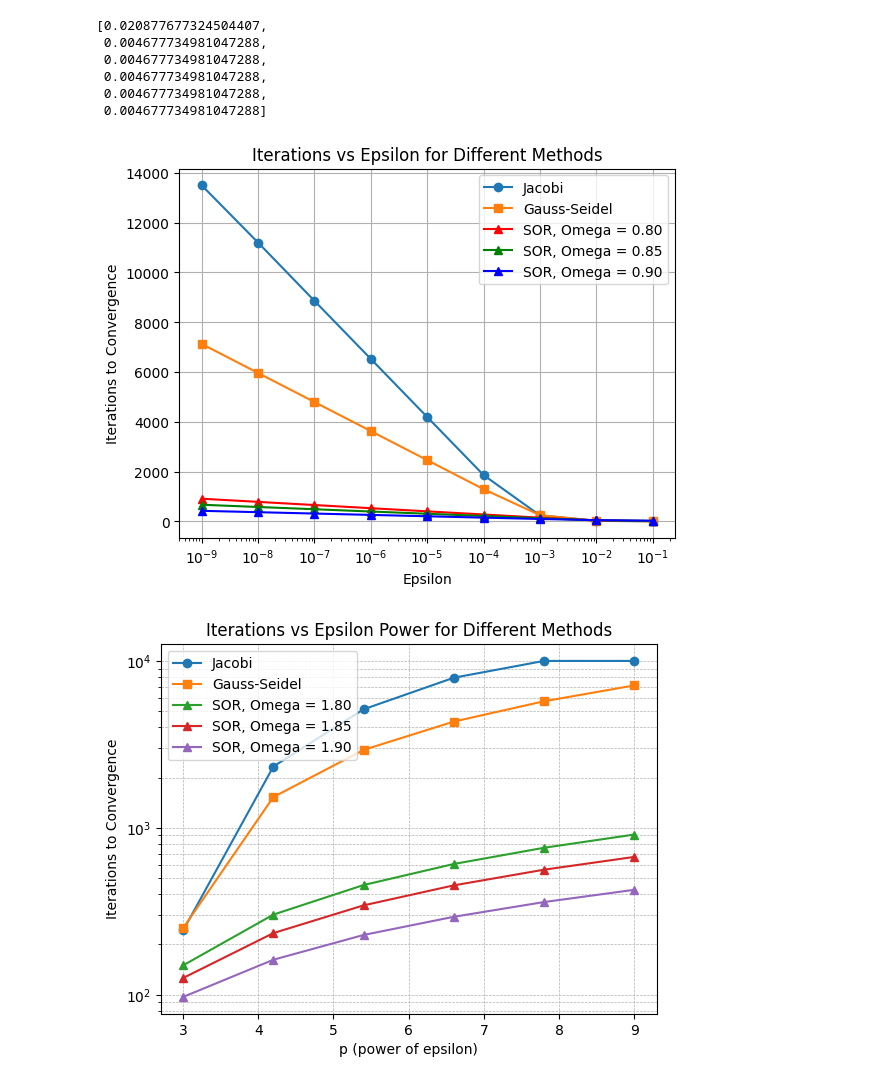
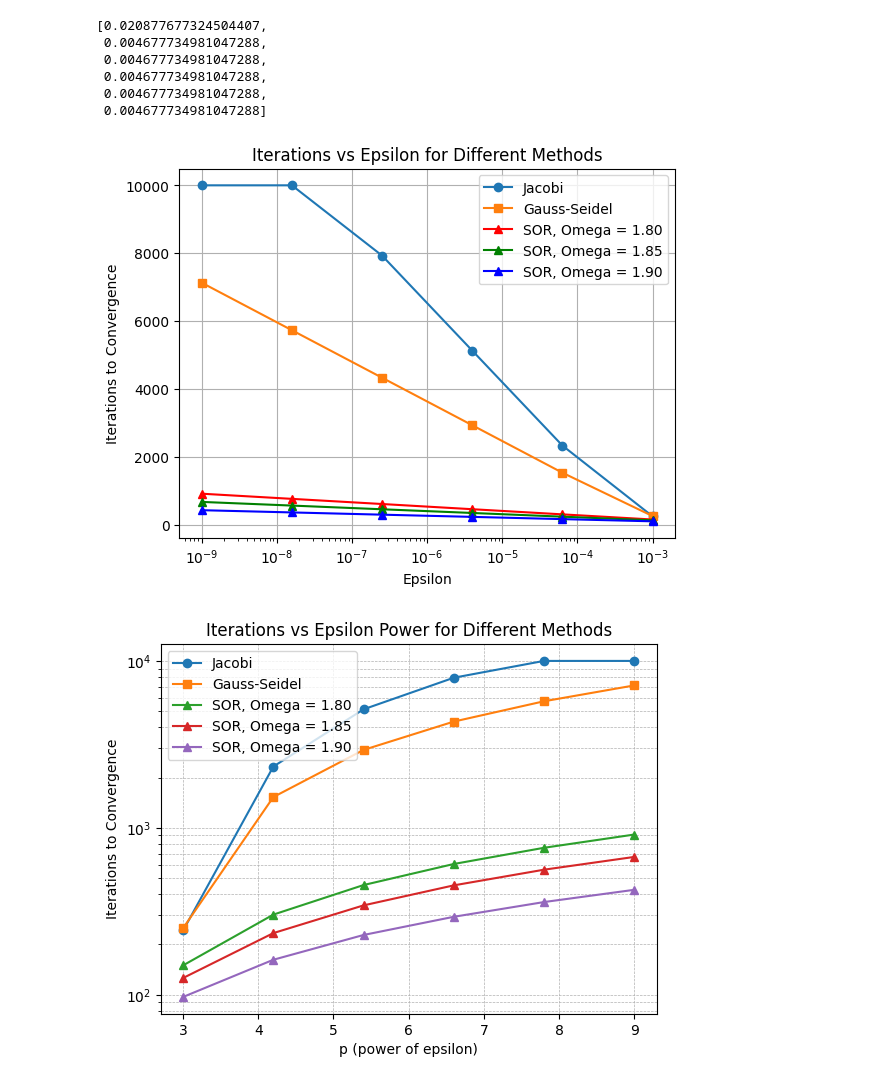
Before and after one commit to shreyaraghavendra/scientific-computing-group2, a Jupyter notebook: set1.ipynb, the cells around one changed output. Saved outputs shown, nothing was run; the diff lists cells and outputs as text; code cells hidden in the pictures.

```diff
--- a/set1.ipynb
+++ b/set1.ipynb
@@ -394,7 +419,7 @@ def simulate_2D_diffusion_gauss_seidel(x_0, epsilon = 10e-5):
 
     return saved_matrices, c, k
 # %%
-gauss, cg, k = simulate_2D_diffusion_gauss_seidel(x_0.T)
+gauss, cg, k = simulate_2D_diffusion_gauss_seidel(x_0)
 
 x = np.linspace(0, L, N+1)
 y = np.linspace(0, L, N+1)
@@ -408,11 +433,12 @@ for i, idx in enumerate([0,50,100,129]):
     ax[i].set_ylabel('y')
     ax[i].set_xticks([0, L])
     ax[i].set_yticks([0, L])
+    ax[i].set_title(f'iteration = {idx*10}', fontsize=10)
 
 # Add a colorbar to the last axis in the subplot
 fig.colorbar(im, ax=ax[-1], fraction=0.046, pad=0.04)
 
-fig.suptitle('Concentration evolution over time for 2D diffusion', fontsize=12)
+fig.suptitle('Concentration at different iterations for Gauss Siedel Iteration method', fontsize=12)
 plt.tight_layout()
 plt.show()
 # %% [output]
@@ -421,7 +447,7 @@ Convergence reached at 1296 iterations
 # %% [markdown]
 ### 1.6 Successive Over Relaxation
 # %%
-def simulate_2D_diffusion_SOR(x_0, epsilon = 10e-5, omega=1.85):
+def simulate_2D_diffusion_SOR(x_0, epsilon = 1e-5, omega=1.85):
     """
     Simulate the 2D diffusion using the Successive Over Relaxation (SOR) method with a stopping condition.
 
@@ -492,7 +519,7 @@ Implement the Jacobi iteration, the Gauss-Seidel method and SOR. Try N = 50. Tes
 # %%
 N = 50
 x_0 = np.zeros((N+1, N+1), dtype=float)
-x_0[:,-1] = 1
+x_0[-1, :] = 1
 # %%
 y = np.arange(0, L+dx, dx)
 ca = diffusion_2d_analytical(y, 1, D, 2)
@@ -532,23 +559,23 @@ p_values = np.linspace(3, 9, num=6)
 for p in p_values:
     eps = 10**(-p)
 
-    _, cj, jacobi_k = simulate_2D_diffusion_jacobi(x_0.T, epsilon=eps)
+    _, cj, jacobi_k = simulate_2D_diffusion_jacobi(x_0, epsilon=eps)
     jacobi_iters.append(jacobi_k)
     error_jacobi = np.max(np.abs(ca - cj[:, 1]))
     errors_jacobi.append(error_jacobi)
 
-    _, cg, gauss_k = simulate_2D_diffusion_gauss_seidel(x_0.T, epsilon=eps)
+    _, cg, gauss_k = simulate_2D_diffusion_gauss_seidel(x_0, epsilon=eps)
     gauss_iters.append(gauss_k)
     error_gauss = np.max(np.abs(ca - cg[:, 1]))
     errors_gauss.append(error_gauss)
 
-    _, _, sor_k1 = simulate_2D_diffusion_SOR(x_0.T, omega=1.80, epsilon=eps)
+    _, _, sor_k1 = simulate_2D_diffusion_SOR(x_0, omega=1.80, epsilon=eps)
     sor_iters_80.append(sor_k1)
 
-    _, _, sor_k2 = simulate_2D_diffusion_SOR(x_0.T, omega=1.85, epsilon=eps)
+    _, _, sor_k2 = simulate_2D_diffusion_SOR(x_0, omega=1.85, epsilon=eps)
     sor_iters_85.append(sor_k2)
 
-    _, cs, sor_k3 = simulate_2D_diffusion_SOR(x_0.T, omega=1.90, epsilon=eps)
+    _, cs, sor_k3 = simulate_2D_diffusion_SOR(x_0, omega=1.90, epsilon=eps)
     sor_iters_90.append(sor_k3)
     error_sor_90 = np.max(np.abs(ca - cs[:, 1]))
     errors_sor_90.append(error_sor_90)
@@ -582,21 +609,22 @@ errors_sor_90
  0.004677734981047288,
  0.004677734981047288]
 # %%
+epsilons = [10**(-p) for p in p_values]
 plt.figure()
 plt.semilogx(epsilons, jacobi_iters, marker='o', label='Jacobi')
 plt.semilogx(epsilons, gauss_iters, marker='s', label='Gauss-Seidel')
 plt.semilogx(epsilons, sor_iters_80, marker='^', label='SOR, Omega = 1.80', color='r')
 plt.semilogx(epsilons, sor_iters_85, marker='^', label='SOR, Omega = 1.85', color='g')
 plt.semilogx(epsilons, sor_iters_90, marker='^', label='SOR, Omega = 1.90', color='b')
 
 plt.xlabel('Epsilon')
 plt.ylabel('Iterations to Convergence')
 plt.title('Iterations vs Epsilon for Different Methods')
 plt.legend()
 plt.grid(True)
 plt.show()
 # %% [output]
-[figure, old version]
+[figure, new version]
 # %%
 plt.figure()
 plt.semilogy(p_values, jacobi_iters, marker='o', label='Jacobi')
```
Also changed, not shown: parts of 22 cells of this notebook.
